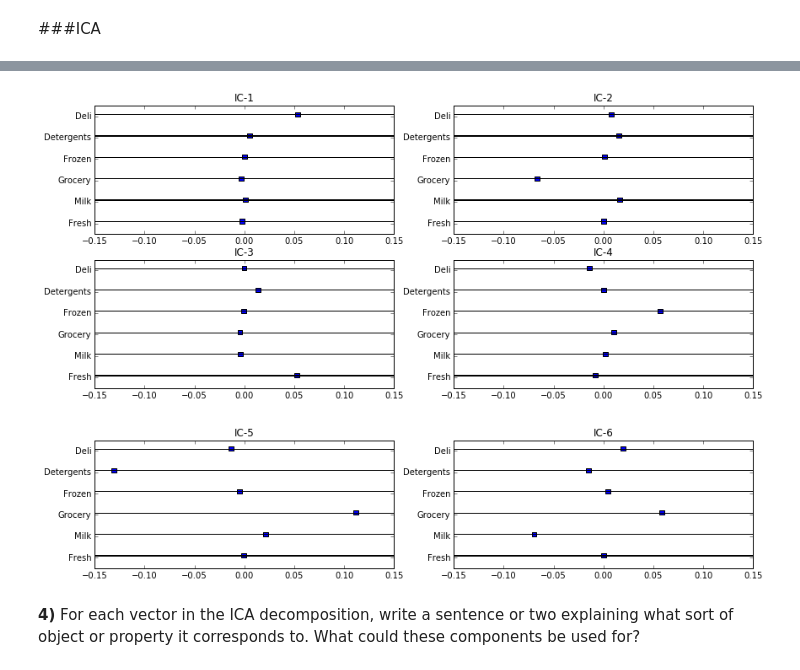
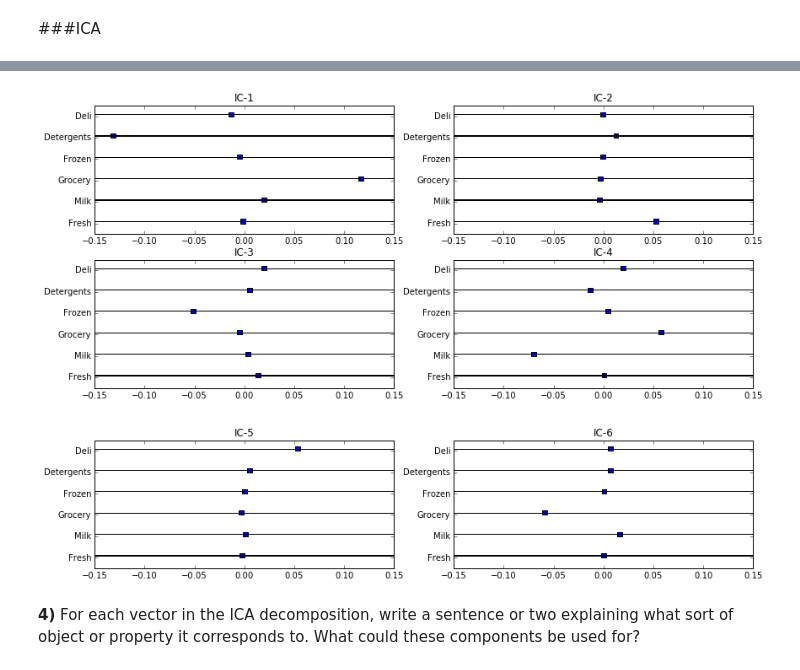
Before and after one commit to jbboltz123/Customer-Segments-Analysis, a Jupyter notebook: customer_segments.ipynb, the cells around one changed output, grey strips where cells are left out. Saved outputs shown, nothing was run; the diff lists cells and outputs as text; code cells hidden in the pictures.

```diff
--- a/customer_segments.ipynb
+++ b/customer_segments.ipynb
@@ -79,16 +79,19 @@ print pca.explained_variance_ratio_
 # TODO: Fit an ICA model to the data
 # Note: Adjust the data to have center at the origin first!
 from sklearn.decomposition import FastICA
-from sklearn.preprocessing import StandardScaler, scale
+from sklearn.preprocessing import StandardScaler
 
 data_standard = StandardScaler().fit(data)
 data_scaled = data_standard.transform(data)
 
-ica = FastICA()
+ica = FastICA(random_state=1)
 ica = ica.fit(data_scaled)
 
-ica_components =  pd.DataFrame(ica.components_, columns=['Fresh','Milk','Grocery','Frozen','Detergents','Deli'],
-                               index=['IC-1','IC-2','IC-3','IC-4','IC-5','IC-6']).T # Unmixing matrix
+# Unmixing matrix
+ica_components =  pd.DataFrame(
+                        ica.components_,
+                        columns=['Fresh','Milk','Grocery','Frozen','Detergents','Deli'],
+                        index=['IC-1','IC-2','IC-3','IC-4','IC-5','IC-6']).T
 
 # S[n x k] = ([n x d] - [n x d])*([d x k])
 # S = n x k matrix of scores for each IC vector for each store
@@ -102,9 +105,10 @@ print ica_components
 
 #Credit goes to Fernando_Hernandez from Udacity Discussion Board.
 #The code is mine but the idea to make this type of visual graph was his.
-def icaplot(ica_components):
-    num2 = 1
+def icaPlot(ica_components):
+    ic_num = 1
     fig = plt.figure(figsize=(14,6))
+
     for i in xrange(221,225):
         if i == 221:
             ax1 = fig.add_subplot(i)
@@ -118,24 +122,32 @@ def icaplot(ica_components):
         else:
             ax4 = fig.add_subplot(i)
             sub = ax4
-        string = 'IC-%d' % num2
-        for each in xrange(0,6):
-            num = int(str(1+each)+str(0))
-            ic = ica_components[string][each]
-            sub.broken_barh([(ic, .005)], (num, 2), facecolors='blue')
-            sub.broken_barh([(-.15, .3)], (num+1, .1))
+
+        ic_string = 'IC-%d' % ic_num
+
+        for each_var in xrange(0,6):
+            plot_height = int(str(each_var+1) + str(0))
+            vect_ic_var = ica_components[ic_string][each_var]
+
+            sub.broken_barh([(vect_ic_var, .005)], (plot_height, 2), facecolors='blue')
+            sub.broken_barh([(-.15, .3)], (plot_height+1, .1))
+
             sub.set_ylim(5, 65)
             sub.set_xlim(-.15, .15)
             sub.set_yticks([10, 20, 30, 40, 50, 60])
             sub.set_yticklabels(['Fresh', 'Milk','Grocery','Frozen','Detergents','Deli'])
-        num2 = num2 + 1
-        sub.set_title(string)
-    icaplot2(ica_components)
+
+        ic_num = ic_num + 1
+        sub.set_title(ic_string)
+
+    icaPlot2(ica_components)
+
     return
 
-def icaplot2(ica_components):
-    num2 = 5
+def icaPlot2(ica_components):
+    ic_num = 5
     fig = plt.figure(figsize=(14,6))
+
     for i in xrange(221,223):
         if i == 221:
             ax1 = fig.add_subplot(i)
@@ -143,20 +155,26 @@ def icaplot2(ica_components):
         else:
             ax2 = fig.add_subplot(i)
             sub = ax2
-        string = 'IC-%d' % num2
-        for each in xrange(0,6):
-            num = int(str(1+each)+str(0))
-            ic = ica_components[string][each]
-            sub.broken_barh([(ic, .005)], (num, 2), facecolors='blue')
-            sub.broken_barh([(-.15, .3)], (num+1, .1))
+
+        ic_string = 'IC-%d' % ic_num
+
+        for each_var in xrange(0,6):
+            plot_height = int(str(each_var+1) + str(0))
+            vect_ic_var = ica_components[ic_string][each_var]
+
+            sub.broken_barh([(vect_ic_var, .005)], (plot_height, 2), facecolors='blue')
+            sub.broken_barh([(-.15, .3)], (plot_height+1, .1))
+
             sub.set_ylim(5, 65)
             sub.set_xlim(-.15, .15)
             sub.set_yticks([10, 20, 30, 40, 50, 60])
             sub.set_yticklabels(['Fresh', 'Milk','Grocery','Frozen','Detergents','Deli'])
-        num2 = num2 + 1
-        sub.set_title(string)
+
+        ic_num = ic_num + 1
+        sub.set_title(ic_string)
+
     return
 
-icaplot(ica_components)
+icaPlot(ica_components)
 # %% [output]
                 IC-1      IC-2      IC-3      IC-4      IC-5      IC-6
@@ -169,5 +187,5 @@ Deli        0.050972  0.005014 -0.002730 -0.016764 -0.016140  0.016836
-[figure, old version]
+[figure, new version]
-[figure, old version]
+[figure, new version]
 # %% [markdown]
 **4)** For each vector in the ICA decomposition, write a sentence or two explaining what sort of object or property it corresponds to. What could these components be used for?
 # %% [markdown]
```
Also changed, not shown: parts of 1 cell of this notebook.
